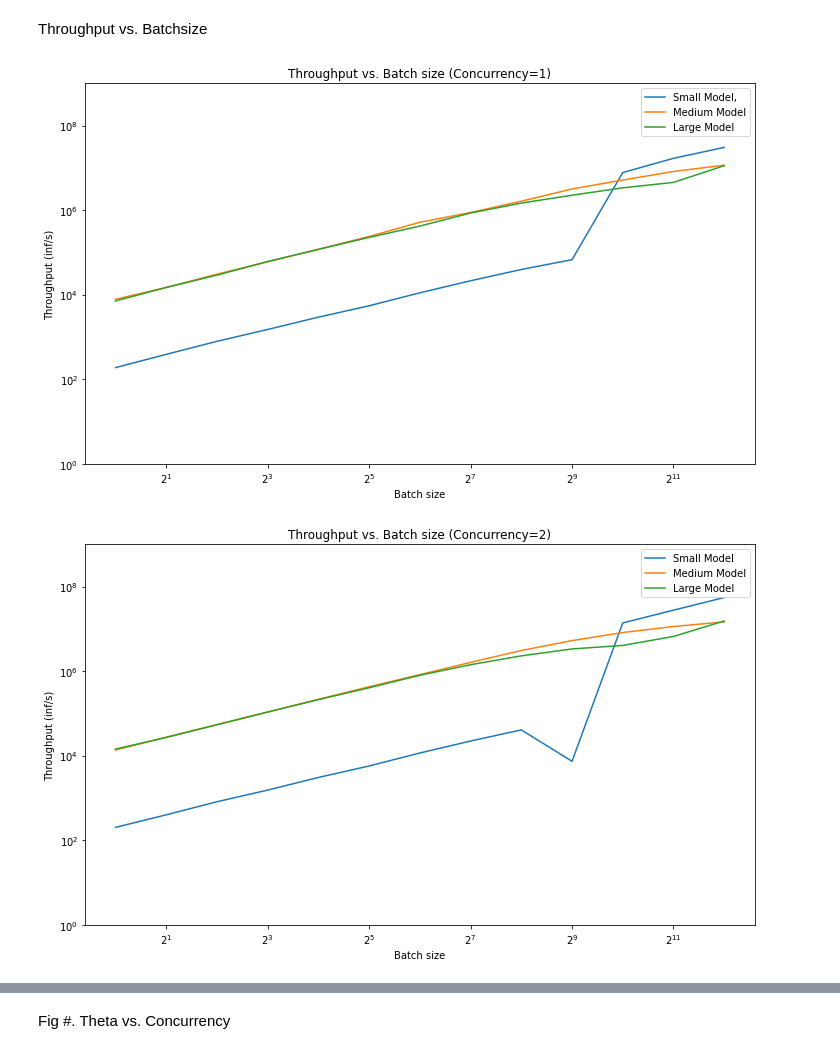
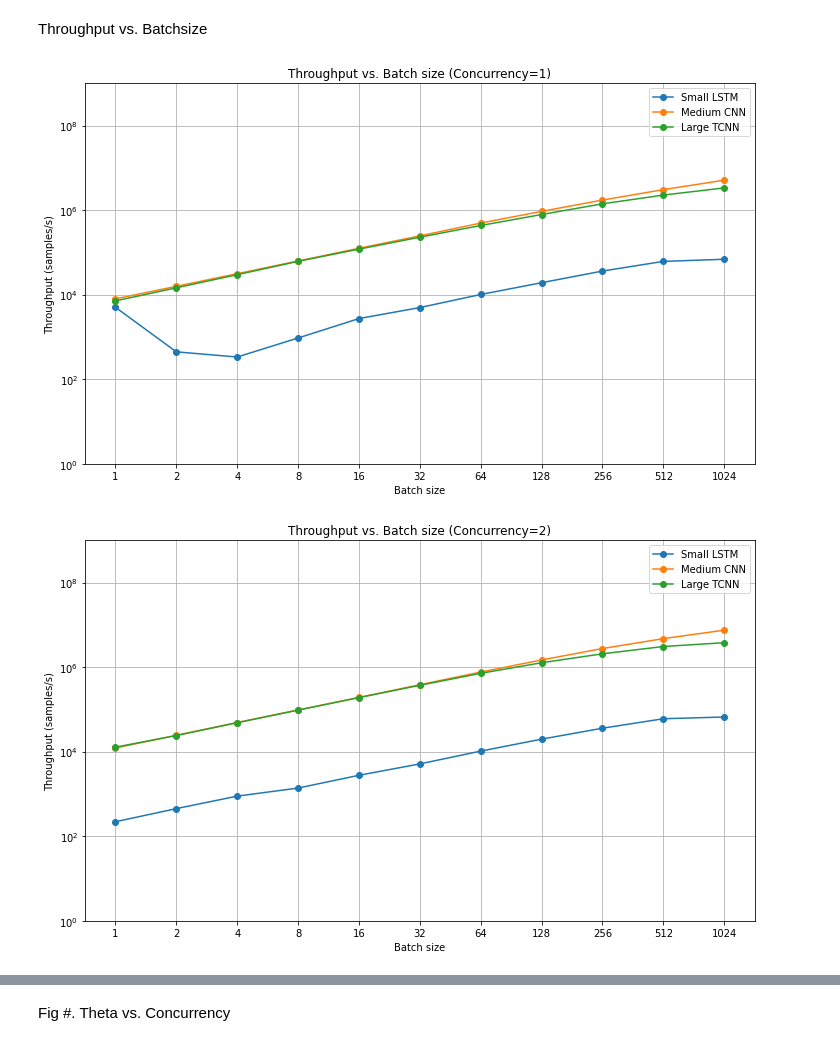
Before and after one commit to laszewsk/deprecated-osmi, a Jupyter notebook: results.ipynb, the cells around one changed output, grey strips where cells are left out. Drawn from its saved outputs; the diff is of its cells as text; code cells hidden in the pictures.

```diff
--- a/results.ipynb
+++ b/results.ipynb
@@ -1,12 +1,14 @@
 # %%
 import pandas as pd
 import matplotlib.pyplot as plt
+from matplotlib.ticker import LogLocator, ScalarFormatter
 import numpy as np
 import math
 
 plt.rcParams["figure.figsize"] = (12,7)
 
-v100_data = pd.read_csv('osmi-output/v100-results.csv')
+v100_data = pd.read_csv('osmi-output/v100-results-localscratch.csv')
+v100_data = v100_data[v100_data['BatchSize'] <= 1024]
 small_v100_data = v100_data[v100_data['Model']=='small_lstm']
 medium_v100_data = v100_data[v100_data['Model']=='medium_cnn']
 large_v100_data = v100_data[v100_data['Model']=='large_tcnn']
@@ -162,55 +195,65 @@ plt.show()
 Throughput vs. Batchsize
 # %%
 fig, ax = plt.subplots()
-ax.plot(small_v100_data_1['BatchSize'], small_v100_data_1['Theta (inf/s)'], label='Small LSTM, ')
-ax.plot(medium_v100_data_1['BatchSize'], medium_v100_data_1['Theta (inf/s)'], label='Medium CNN')
-ax.plot(large_v100_data_1['BatchSize'], large_v100_data_1['Theta (inf/s)'], label='Large TCNN')
+ax.plot(small_v100_data_1['BatchSize'], small_v100_data_1['Theta (inf/s)'], label='Small LSTM', marker='o')
+ax.plot(medium_v100_data_1['BatchSize'], medium_v100_data_1['Theta (inf/s)'], label='Medium CNN', marker='o')
+ax.plot(large_v100_data_1['BatchSize'], large_v100_data_1['Theta (inf/s)'], label='Large TCNN', marker='o')
 ax.set_xscale('log', basex=2)
 ax.set_yscale('log', basey=10)
 ax.set_ylim([1, math.pow(10,9)])
+ax.grid(True)
+
+plt.xticks(large_v100_data_1['BatchSize'])
+ax.xaxis.set_major_formatter(ScalarFormatter())
 
 ax.set_title('Throughput vs. Batch size (Concurrency=1)')
 ax.set_xlabel('Batch size')
-ax.set_ylabel('Throughput (inf/s)')
+ax.set_ylabel('Throughput (samples/s)')
 ax.legend()
 
 save_image("throughput-vs-batch-size(concurrency=1)")
 
 plt.show()
 
 fig, ax = plt.subplots()
-ax.plot(small_v100_data_2['BatchSize'], small_v100_data_2['Theta (inf/s)'], label='Small LSTM')
-ax.plot(medium_v100_data_2['BatchSize'], medium_v100_data_2['Theta (inf/s)'], label='Medium CNN')
-ax.plot(large_v100_data_2['BatchSize'], large_v100_data_2['Theta (inf/s)'], label='Large TCNN')
+ax.plot(small_v100_data_2['BatchSize'], small_v100_data_2['Theta (inf/s)'], label='Small LSTM', marker='o')
+ax.plot(medium_v100_data_2['BatchSize'], medium_v100_data_2['Theta (inf/s)'], label='Medium CNN', marker='o')
+ax.plot(large_v100_data_2['BatchSize'], large_v100_data_2['Theta (inf/s)'], label='Large TCNN', marker='o')
 ax.set_xscale('log', basex=2)
 ax.set_yscale('log', basey=10)
 ax.set_ylim([1, math.pow(10,9)])
+plt.xticks(large_v100_data_2['BatchSize'])
+ax.xaxis.set_major_formatter(ScalarFormatter())
+ax.grid(True)
 
 ax.set_title('Throughput vs. Batch size (Concurrency=2)')
 ax.set_xlabel('Batch size')
-ax.set_ylabel('Throughput (inf/s)')
+ax.set_ylabel('Throughput (samples/s)')
 ax.legend()
 
 save_image("throughput-vs-batch-size(concurrency=2)")
 
 plt.show()
 
 fig, ax = plt.subplots()
-ax.plot(small_v100_data_4['BatchSize'], small_v100_data_4['Theta (inf/s)'], label='Small LSTM')
-ax.plot(medium_v100_data_4['BatchSize'], medium_v100_data_4['Theta (inf/s)'], label='Medium CNN')
-ax.plot(large_v100_data_4['BatchSize'], large_v100_data_4['Theta (inf/s)'], label='Large TCNN')
+ax.plot(small_v100_data_4['BatchSize'], small_v100_data_4['Theta (inf/s)'], label='Small LSTM', marker='o')
+ax.plot(medium_v100_data_4['BatchSize'], medium_v100_data_4['Theta (inf/s)'], label='Medium CNN', marker='o')
+ax.plot(large_v100_data_4['BatchSize'], large_v100_data_4['Theta (inf/s)'], label='Large TCNN', marker='o')
 ax.set_xscale('log', basex=2)
 ax.set_yscale('log', basey=10)
 ax.set_ylim([1, math.pow(10,9)])
+plt.xticks(large_v100_data_2['BatchSize'])
+ax.xaxis.set_major_formatter(ScalarFormatter())
+ax.grid(True)
 
 ax.set_title('Throughput vs. Batch size (Concurrency=4)')
 ax.set_xlabel('Batch size')
-ax.set_ylabel('Throughput (inf/s)')
+ax.set_ylabel('Throughput (samples/s)')
 ax.legend()
 
 save_image("throughput-vs-batch-size(concurrency=4)")
 
 plt.show()
 # %% [output]
-[figure, old version]
+[figure, new version]
-[figure, old version]
+[figure, new version]
```
Also changed, not shown: parts of 13 cells of this notebook.
